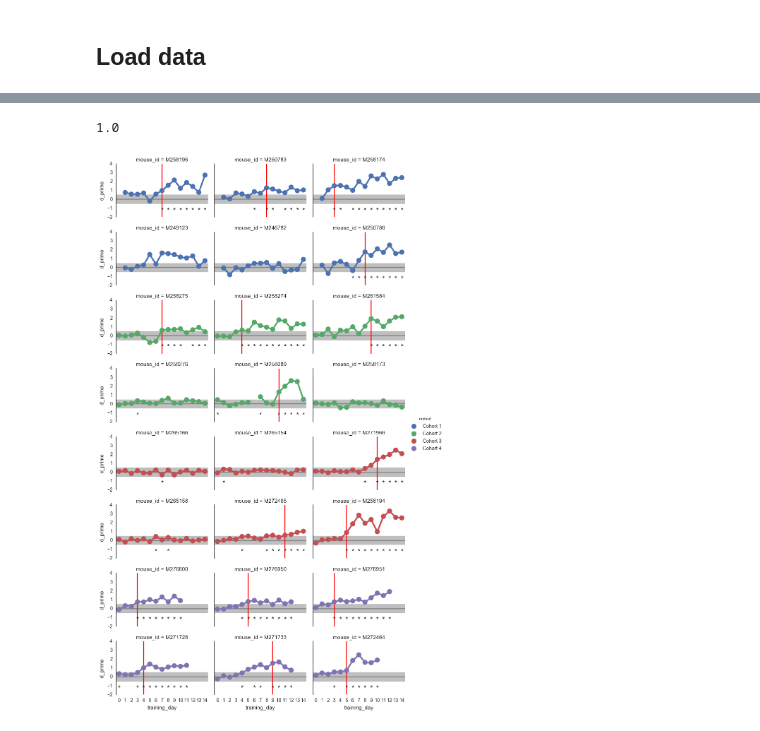
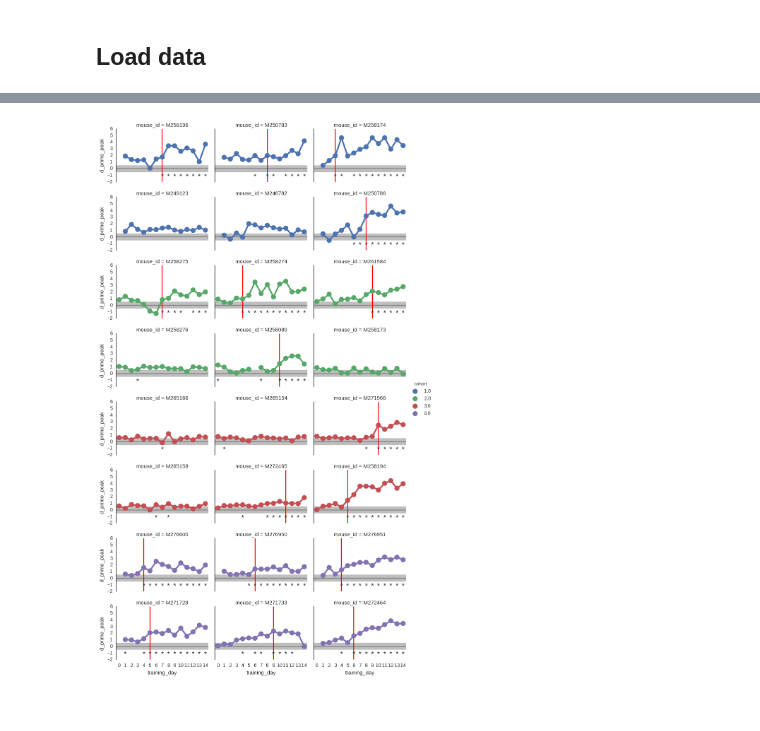
Before and after one commit to AllenInstitute/visual_behavior_analysis, a Jupyter notebook: notebooks/2016.10.26 - Cohort Dashboard.ipynb, the cells around one changed output, grey strips where cells are left out. Drawn from its saved outputs; the diff is of its cells as text; code cells hidden in the pictures.

```diff
--- a/notebooks/2016.10.26 - Cohort Dashboard.ipynb
+++ b/notebooks/2016.10.26 - Cohort Dashboard.ipynb
@@ -136,7 +161,7 @@ from braintv_pilot.cohorts import day_zero
 def get_training_day(df_in):
     '''adds a column to the dataframe with the number of unique training days up to that point
          '''
-    coh = cohort_assignment.set_index('mouse_id')['cohort']
+    coh = cohort_assignment.set_index('mouse')['cohort']
 #     print coh
 
     training_day_lookup = {}
@@ -156,22 +181,22 @@ def get_training_day(df_in):
         print mouse,dates
     return df_in.apply(lambda row: training_day_lookup[row['mouse_id']][row['date']],axis=1)
 
-df['training_day'] = get_training_day(df)
+trials['training_day'] = get_training_day(trials)
 
 #df['day_of_week'] = df.startdatetime.dt.weekday_name
 
 ## build arrays for change detection
 
 # df['change'] = ~df['change_frame'].isnull()
-df['change'] = df['trial_type']=='go'
-df['detect'] = df['response']==1.0
+trials['change'] = trials['trial_type']=='go'
+trials['detect'] = trials['response']==1.0
 
 ## calculate reaction times
 
-df['reaction_time'] = df['lick_times'].map(lambda x: x[0] if len(x)>0 else np.nan)
-df['reaction_time'] = df.apply(lambda row: row['reaction_time'] - row['change_time'],axis=1)
+trials['reaction_time'] = trials['lick_times'].map(lambda x: x[0] if len(x)>0 else np.nan)
+trials['reaction_time'] = trials.apply(lambda row: row['reaction_time'] - row['change_time'],axis=1)
 
 ## unwrap the response window
-df['response_window_lower'] = df['response_window'].map(lambda x: x[0])
-df['response_window_upper'] = df['response_window'].map(lambda x: x[1])
+trials['response_window_lower'] = trials['response_window'].map(lambda x: x[0])
+trials['response_window_upper'] = trials['response_window'].map(lambda x: x[1])
 # %% [output]
@@ -195,11 +220,17 @@ M276951 ['2016-10-28' '2016-10-31' '2016-11-01' '2016-11-02' '2016-11-03'
 # %%
 from behaviorist import metrics
 from sklearn.metrics import accuracy_score
+# %%
+def peak_dprime(group):
+    mask = (group['trial_type']!='aborted')
+    _,_,dp = dro.get_response_rates(group[mask],sliding_window=mask.sum())
+    return np.nanmax(dp[int(len(dp)/3):])
 # %%
 def compute_metrics(group):
     result = {
         'accuracy': metrics.discrim(group,'change','detect',metric=accuracy_score),
         'd-prime': metrics.discrim(group,'change','detect',metric=metrics.d_prime),
+        'd-prime_peak': peak_dprime(group),
         'discrim_p': metrics.discrim(group,'change','detect',metric=metrics.discrim_p),
         'response_bias': metrics.response_bias(group,'detect'),
         'earned_water': metrics.earned_water(group),
@@ -213,7 +244,7 @@ def compute_metrics(group):
 
     return pd.Series(result, name='metrics')
 
-water = df.groupby(['cohort','mouse_id','training_day']).apply(compute_metrics).reset_index()
+water = trials.groupby(['cohort','mouse_id','training_day']).apply(compute_metrics).reset_index()
 water['frac_earned_water'] = water['earned_water'] / water['total_water']
 water['reaction_time_spread'] = water['reaction_time_95th%ile'] - water['reaction_time_05th%ile']
 water.head()
@@ -302,6 +338,7 @@ class RisingEdge():
 # %%
 pdf = water
 pdf['d_prime'] = pdf['d-prime']
+pdf['d_prime_peak'] = pdf['d-prime_peak']
 pdf['stimulus_control'] = pdf['discrim_p'] < 0.01
 # %%
 
@@ -416,39 +413,35 @@ Index([u'LDT_mode', u'auto_rewarded', u'blank_duration_range',
-# %%
-df[df.cohort=='Cohort 4'].groupby('date').get_group('2016-10-28')['auto_rewarded'].mean()
-# %% [output]
-1.0
 # %%
 col_order = cohort_assignment.sort_values('cohort')['mouse_id']
 
 mask = (
     (pdf.training_day >= 0)
     & (pdf.training_day < 15)
     )
 
-fp = sns.factorplot('training_day','d_prime',data=pdf[mask],
+fp = sns.factorplot('training_day','d_prime_peak',data=pdf[mask],
                     col='mouse_id',
                     col_wrap=3,
                     size=2,
                     aspect=1.5,
                     hue='cohort',
                     col_order=col_order,
               )
 
 yloc = -1.5
 
 for ax,mouse_id in zip(fp.axes.ravel(),col_order):
     ax.axhline(0.0,color='0.5',zorder=-1)
     ax.axhspan(-dprime_thresh,dprime_thresh,color='0.5',alpha=0.5,zorder=-1)
 #     print mouse_id
     for r,row in pdf[mask & (pdf['mouse_id']==mouse_id)].iterrows():
         p, x = row['discrim_p'], row['training_day']
         plot_stars(p,x,yloc,ax,ns='',thresh=(0.05,))
     ax.axvline(first[mouse_id],color='r',zorder=-1)
 
 sns.despine(bottom=True)
 # plt.xlim(0,8)
 # %% [output]
-[figure, old version]
+[figure, new version]
 # %%
 mask = (
 #     (pdf.num_trials > num_tr_thresh) # ignore sessions with very few trials
```
Also changed, not shown: parts of 24 cells of this notebook, 9 other files.
